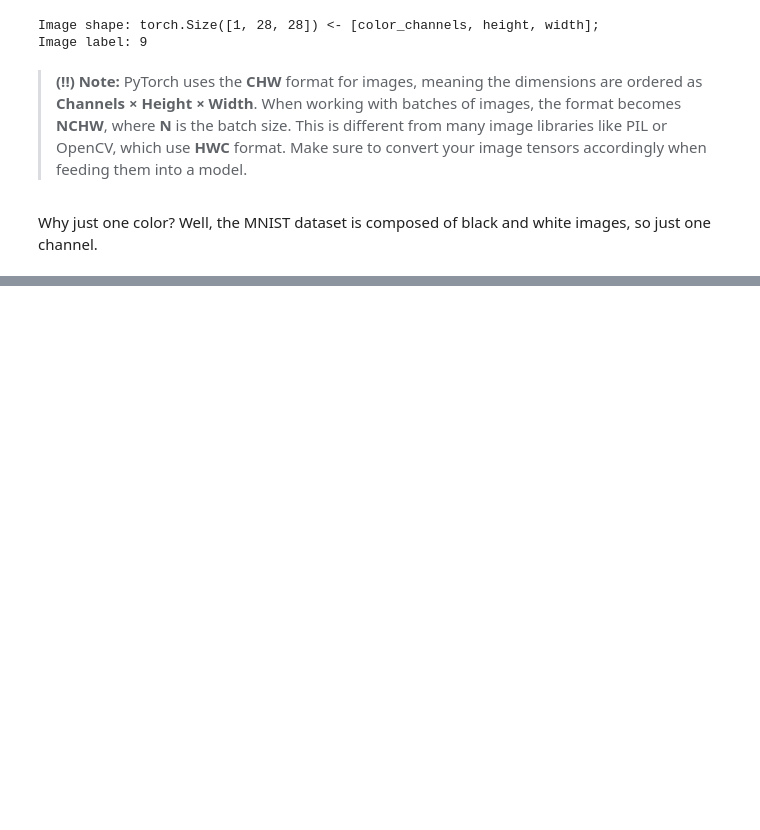
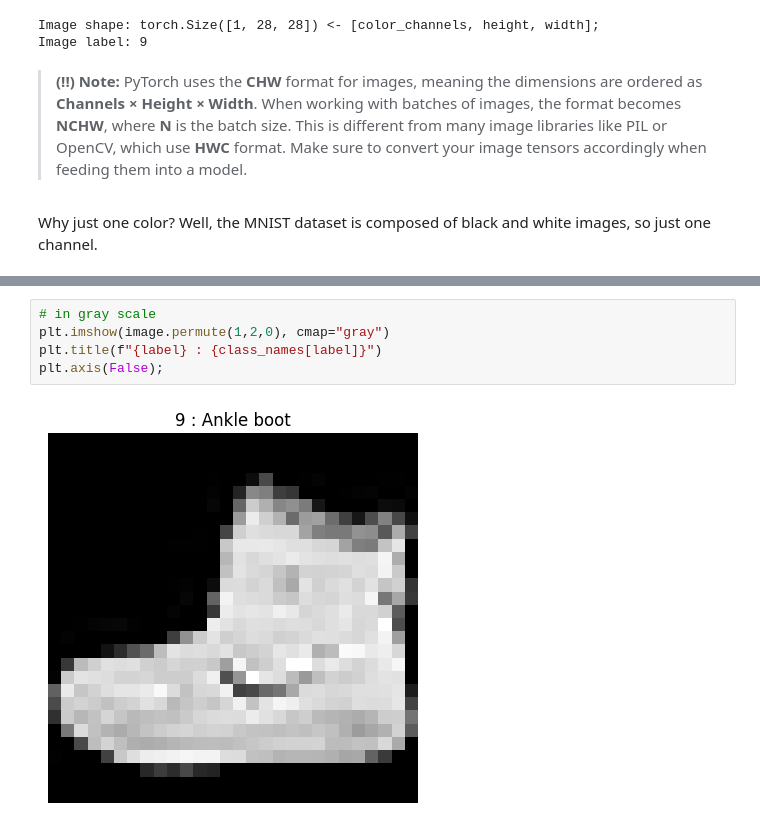
Before and after one commit to MatteoFalcioni/PyTorch_basics, a Jupyter notebook: vision.ipynb, the cells around one changed output, grey strips where cells are left out. Saved outputs shown, nothing was run; the diff lists cells and outputs as text; blank space fills up the shorter version.

```diff
--- a/vision.ipynb
+++ b/vision.ipynb
@@ -127,0 +147,7 @@ Why just one color? Well, the MNIST dataset is composed of black and white image
+# %%
+# in gray scale
+plt.imshow(image.permute(1,2,0), cmap="gray")
+plt.title(f"{label} : {class_names[label]}")
+plt.axis(False);
+# %% [output]
+[figure, added]
```
Also changed, not shown: parts of 7 cells of this notebook.
